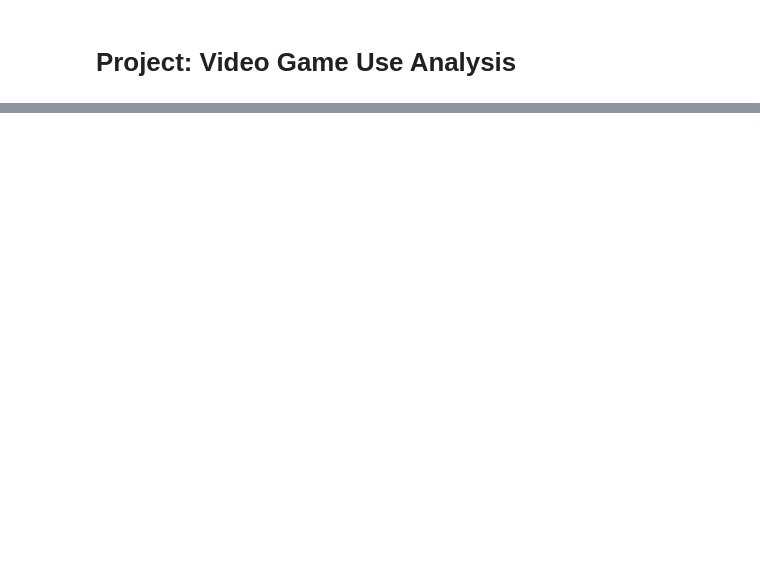
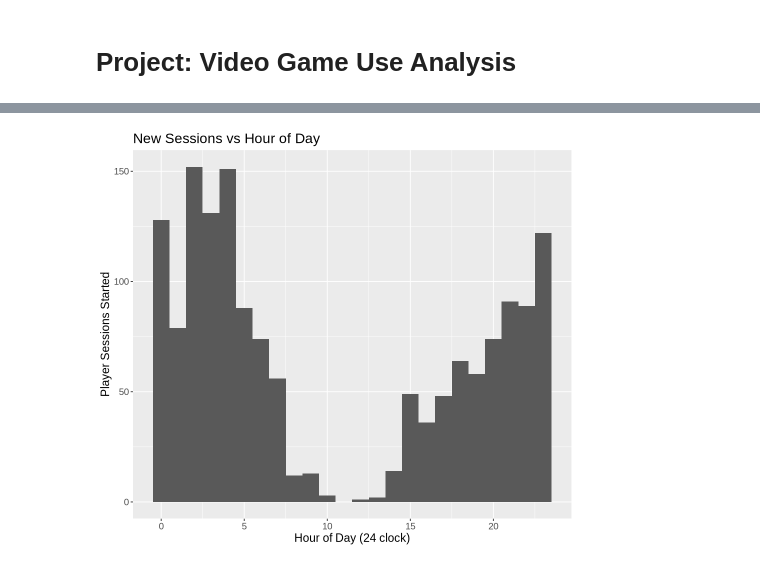
Before and after one commit to emmap24/dsci-100-project, a Jupyter notebook: project_justcode.ipynb, the cells around one changed output, grey strips where cells are left out. Cells and saved outputs as stored; diff of their text form; code cells hidden in the pictures; blank space fills up the shorter version.

Commit message:
made full graph and prediction model

```diff
--- a/project_justcode.ipynb
+++ b/project_justcode.ipynb
@@ -48,0 +56,8 @@ dbl (2): original_start_time, original_end_time
+# %%
+sessions <- read_csv('sessions.csv') |>
+    clean_names() |>
+    select(start_time:end_time) |>
+    separate(start_time, into = c('start_date', 'start_time'), sep = ' ') |>
+    separate(end_time, into = c('end_date', 'end_time'), sep = ' ') |>
+    separate(start_time, c('start_hour', 'start_min'), ':') |>
+    separate(end_time, c('end_hour', 'end_min'), ':')
@@ -48,0 +73,5 @@ dbl (2): original_start_time, original_end_time
+# %%
+sessions_hour <- sessions |>
+    select(start_hour, end_hour) |>
+    map_df(as.numeric)
+head(sessions_hour)
@@ -48,0 +88,11 @@ dbl (2): original_start_time, original_end_time
+# %%
+options(repr.plot.width = 8, repr.plot.height = 7)
+
+new_sessions_plot <- sessions_hour |>
+    ggplot(aes(x = start_hour)) +
+    geom_histogram(binwidth = 1) +
+    labs(x = 'Hour of Day (24 clock)', y = 'Player Sessions Started', title = 'New Sessions vs Hour of Day') +
+    theme(text = element_text(size = 14))
+new_sessions_plot
+# %% [output]
+[figure, added]
```
Also changed, not shown: parts of 10 cells of this notebook.
